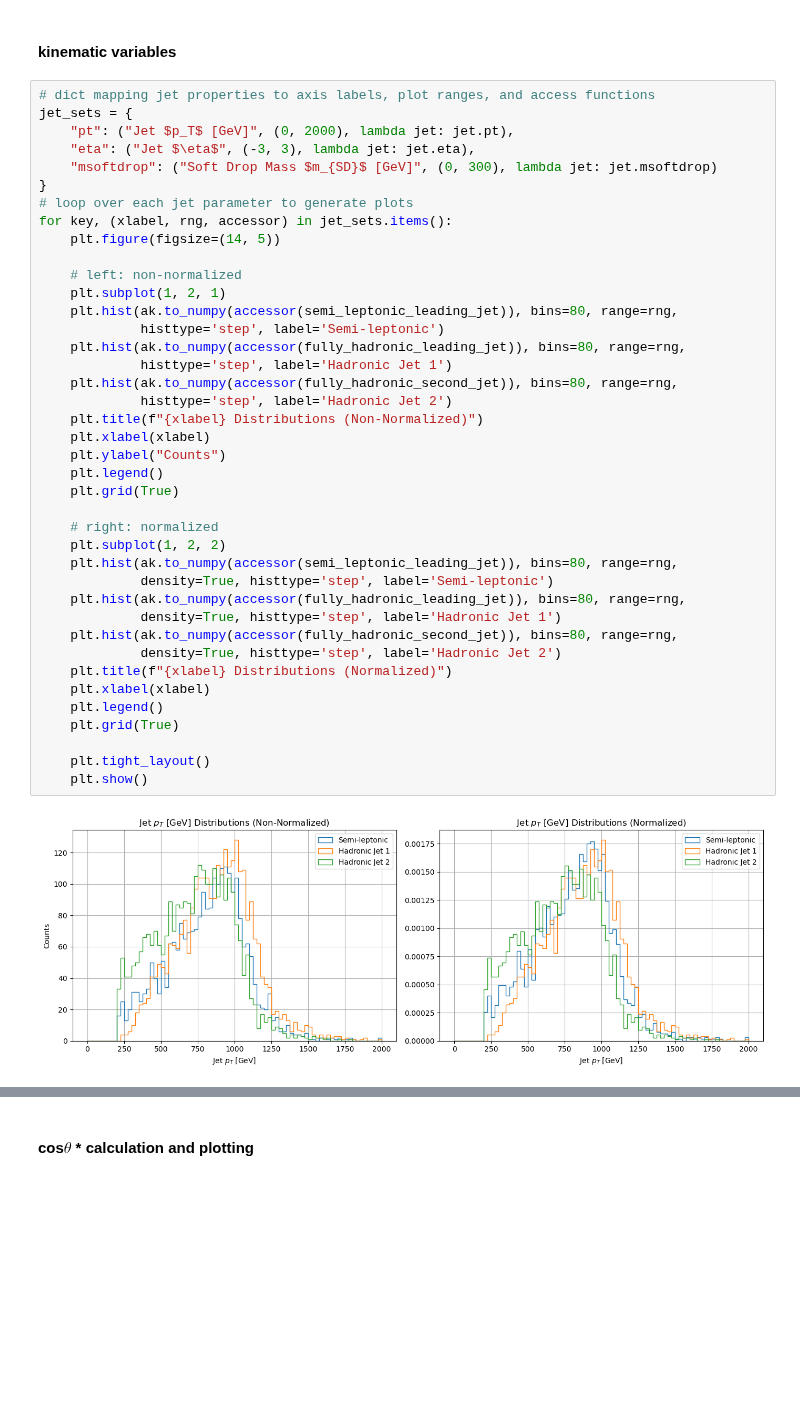
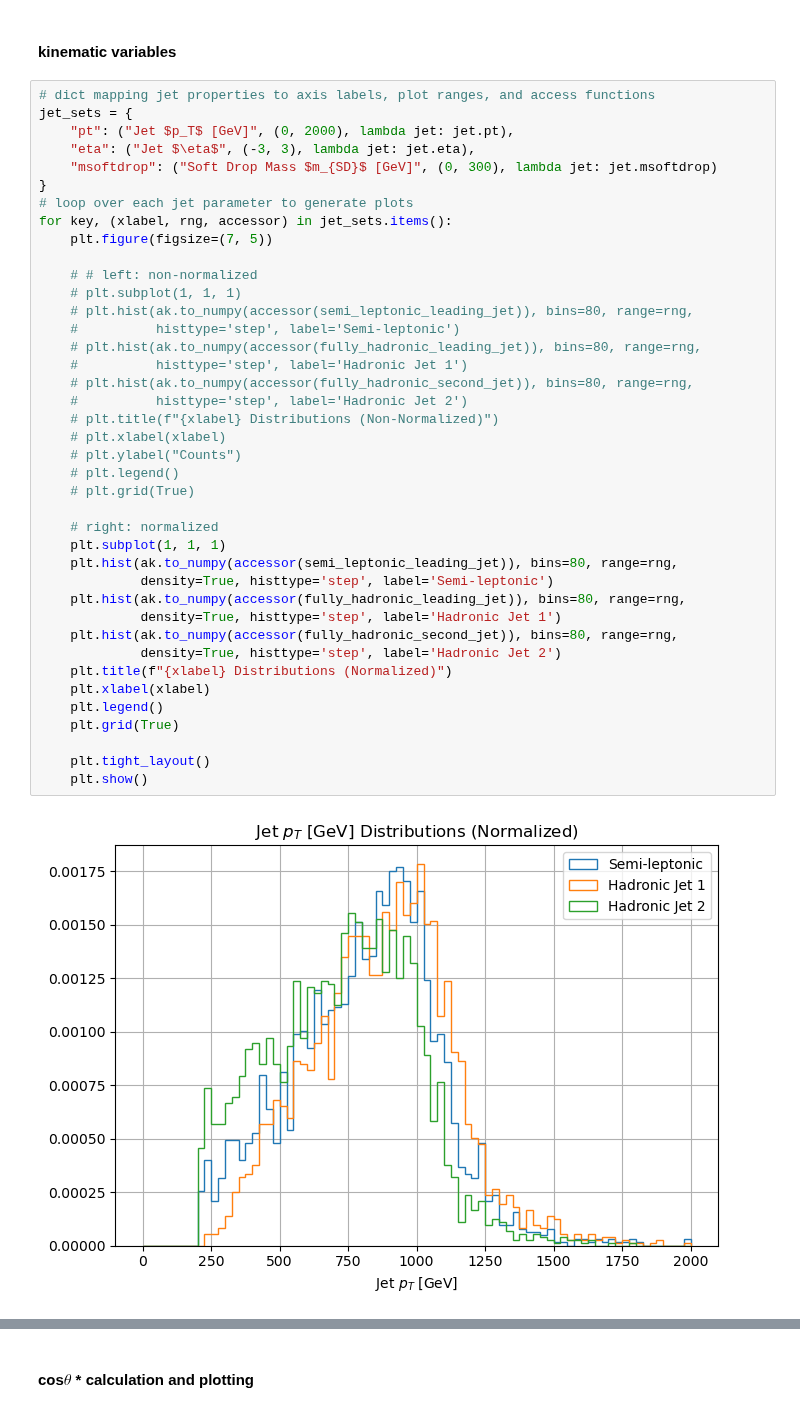
Before and after one commit to aimenobaid/polarization, a Jupyter notebook: rs_revised.ipynb, the cells around one changed output, grey strips where cells are left out. Cells and saved outputs as stored; diff of their text form; blank space fills up the shorter version.

```diff
--- a/rs_revised.ipynb
+++ b/rs_revised.ipynb
@@ -347,42 +347,42 @@ fully_hadronic_second_jet = fully_hadronic_fatjets[:, 1]
 # %%
 # dict mapping jet properties to axis labels, plot ranges, and access functions
 jet_sets = {
     "pt": ("Jet $p_T$ [GeV]", (0, 2000), lambda jet: jet.pt),
     "eta": ("Jet $\eta$", (-3, 3), lambda jet: jet.eta),
     "msoftdrop": ("Soft Drop Mass $m_{SD}$ [GeV]", (0, 300), lambda jet: jet.msoftdrop)
 }
 # loop over each jet parameter to generate plots
 for key, (xlabel, rng, accessor) in jet_sets.items():
-    plt.figure(figsize=(14, 5))
+    plt.figure(figsize=(7, 5))
 
-    # left: non-normalized
-    plt.subplot(1, 2, 1)
-    plt.hist(ak.to_numpy(accessor(semi_leptonic_leading_jet)), bins=80, range=rng,
-             histtype='step', label='Semi-leptonic')
-    plt.hist(ak.to_numpy(accessor(fully_hadronic_leading_jet)), bins=80, range=rng,
-             histtype='step', label='Hadronic Jet 1')
-    plt.hist(ak.to_numpy(accessor(fully_hadronic_second_jet)), bins=80, range=rng,
-             histtype='step', label='Hadronic Jet 2')
-    plt.title(f"{xlabel} Distributions (Non-Normalized)")
-    plt.xlabel(xlabel)
-    plt.ylabel("Counts")
-    plt.legend()
-    plt.grid(True)
+    # # left: non-normalized
+    # plt.subplot(1, 1, 1)
+    # plt.hist(ak.to_numpy(accessor(semi_leptonic_leading_jet)), bins=80, range=rng,
+    #          histtype='step', label='Semi-leptonic')
+    # plt.hist(ak.to_numpy(accessor(fully_hadronic_leading_jet)), bins=80, range=rng,
+    #          histtype='step', label='Hadronic Jet 1')
+    # plt.hist(ak.to_numpy(accessor(fully_hadronic_second_jet)), bins=80, range=rng,
+    #          histtype='step', label='Hadronic Jet 2')
+    # plt.title(f"{xlabel} Distributions (Non-Normalized)")
+    # plt.xlabel(xlabel)
+    # plt.ylabel("Counts")
+    # plt.legend()
+    # plt.grid(True)
 
     # right: normalized
-    plt.subplot(1, 2, 2)
+    plt.subplot(1, 1, 1)
     plt.hist(ak.to_numpy(accessor(semi_leptonic_leading_jet)), bins=80, range=rng,
              density=True, histtype='step', label='Semi-leptonic')
     plt.hist(ak.to_numpy(accessor(fully_hadronic_leading_jet)), bins=80, range=rng,
              density=True, histtype='step', label='Hadronic Jet 1')
     plt.hist(ak.to_numpy(accessor(fully_hadronic_second_jet)), bins=80, range=rng,
              density=True, histtype='step', label='Hadronic Jet 2')
     plt.title(f"{xlabel} Distributions (Normalized)")
     plt.xlabel(xlabel)
     plt.legend()
     plt.grid(True)
 
     plt.tight_layout()
     plt.show()
 # %% [output]
-[figure, old version]
+[figure, new version]
```
Also changed, not shown: parts of 3 cells of this notebook, 3 other files.
